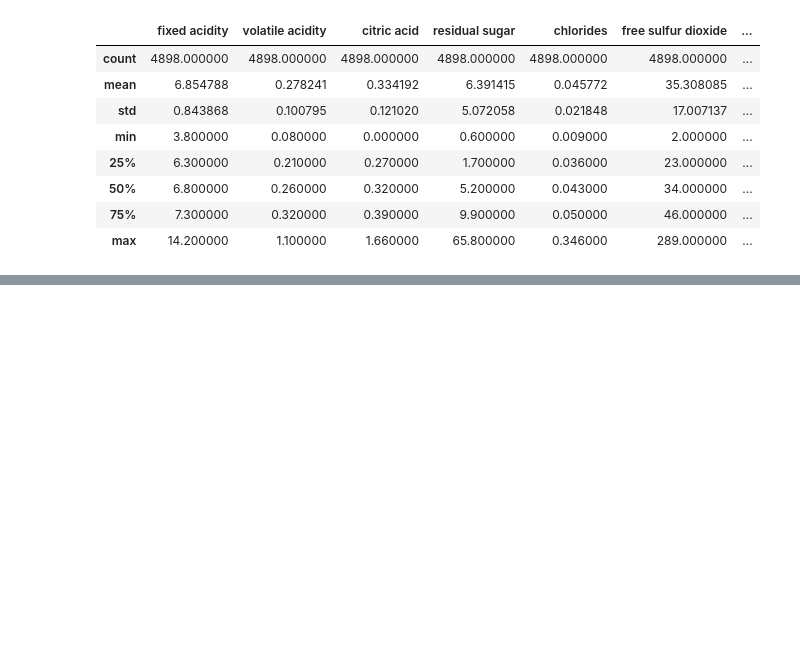
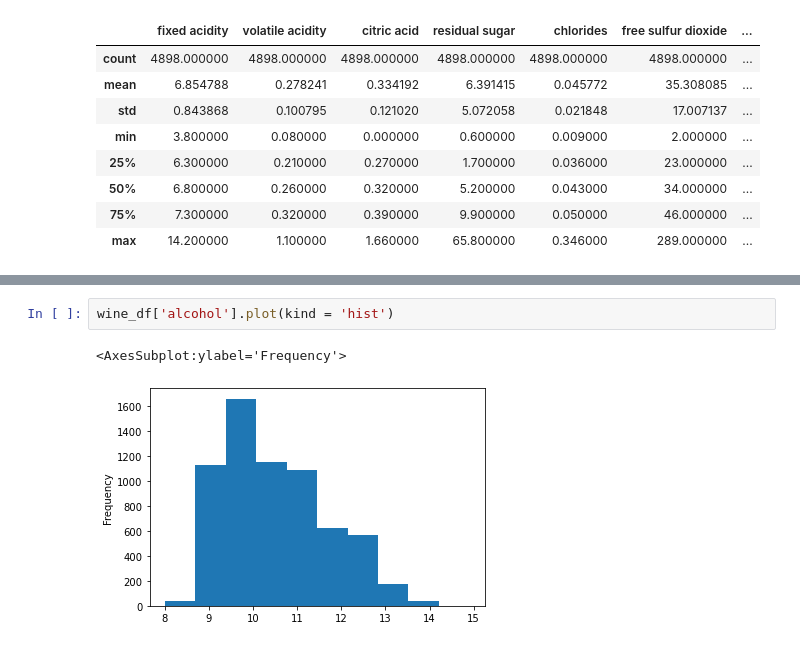
Before and after one commit to oscarmendozach/CaseStudy1, a Jupyter notebook: Wines Analysis.ipynb, the cells around one changed output, grey strips where cells are left out. Cells and saved outputs as stored; diff of their text form; blank space fills up the shorter version.

```diff
--- a/Wines Analysis.ipynb
+++ b/Wines Analysis.ipynb
@@ -100,0 +160,5 @@ df_white.describe()
+# %%
+wine_df['alcohol'].plot(kind = 'hist')
+# %% [output]
+<AxesSubplot:ylabel='Frequency'>
+[figure, added]
```
Also changed, not shown: parts of 37 cells of this notebook, 7 other files.
